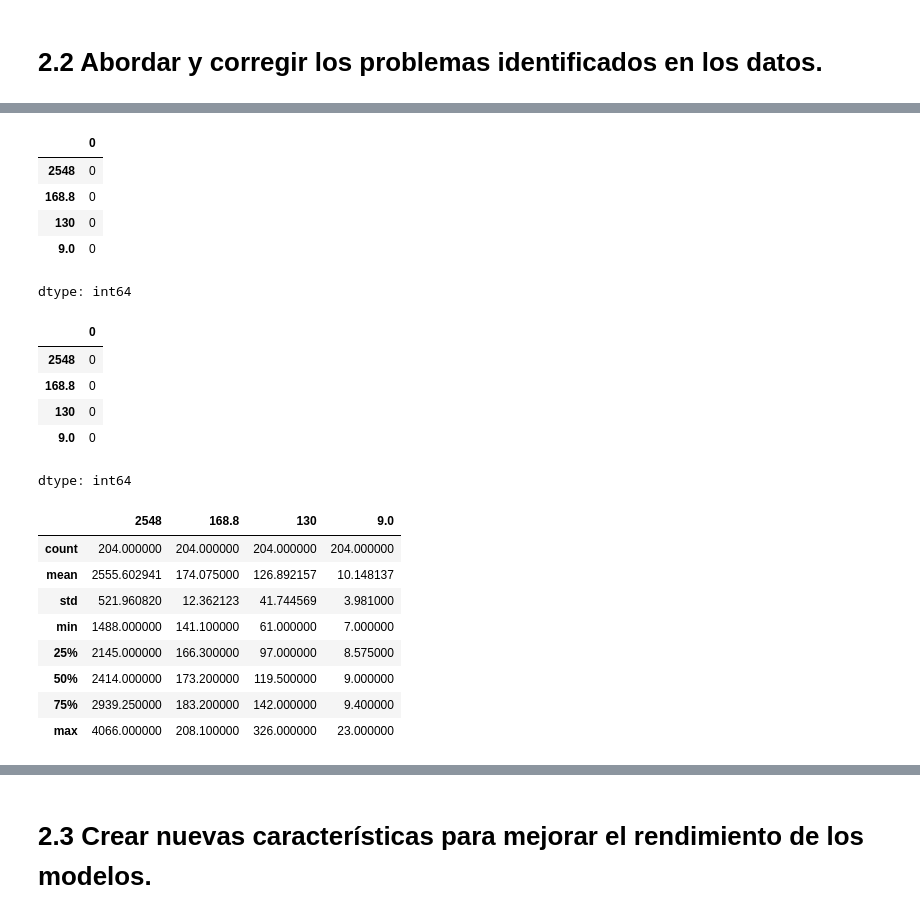
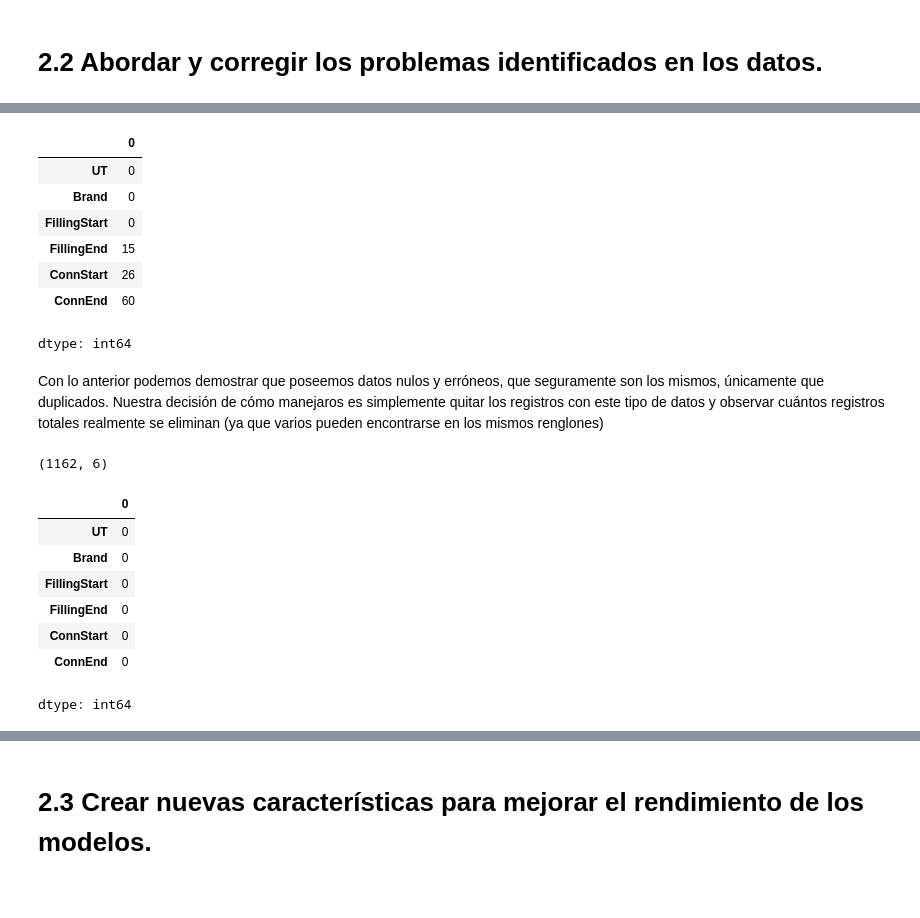
Before and after one commit to A01793469/CO2MassBalance_Equipo6, a Jupyter notebook: Avance2_Equipo6.ipynb, the cells around one changed output, grey strips where cells are left out. Saved outputs shown, nothing was run; the diff lists cells and outputs as text; code cells hidden in the pictures.

Commit message:
Added real data and created final training table

```diff
--- a/Avance2_Equipo6.ipynb
+++ b/Avance2_Equipo6.ipynb
@@ -93,0 +41,13 @@ target_df.head()
+# %%
+# Definimos el folder donde se encuentran los datos y leemos el json con las
+# capacidades de los tanques
+
+data_folder = '/content/drive/MyDrive/PI - CO2 Mass Balance/data'
+tank_capacity_json = 'CO2_UT_VOL_202409271421.json'
+
+tank_capacity_path = os.path.join(data_folder, tank_capacity_json)
+
+with open(tank_capacity_path, 'r') as json_file:
+    tanks_capacities_dict = json.load(json_file)
+
+tanks_capacities_dict
@@ -93,0 +74,9 @@ target_df.head()
+# %%
+# Leemos el dataset de los registros de los tanques, con las fechas e informaación.
+
+registers_name = 'CO2_Connection_202409271420.csv'
+registers_path = os.path.join(data_folder, registers_name)
+
+registers_df = pd.read_csv(registers_path)
+
+registers_df.head()
@@ -96,32 +219,29 @@ target_df.head()
 # %%
-target_df.isnull().sum()
+registers_df.isnull().sum()
 # %% [output]
 |  | 0 |
-| 2548 | 0 |
-| 168.8 | 0 |
-| 130 | 0 |
-| 9.0 | 0 |
+| UT | 0 |
+| Brand | 0 |
+| FillingStart | 0 |
+| FillingEnd | 15 |
+| ConnStart | 26 |
+| ConnEnd | 60 |
 dtype: int64
+# %% [markdown]
+Con lo anterior podemos demostrar que poseemos datos nulos y erróneos, que seguramente son los mismos, únicamente que duplicados. Nuestra decisión de cómo manejaros es simplemente quitar los registros con este tipo de datos y observar cuántos registros totales realmente se eliminan (ya que varios pueden encontrarse en los mismos renglones)
+# %%
+registers_df.dropna(inplace=True)
+registers_df.shape
+# %% [output]
+(1162, 6)
 # %%
-target_df.isna().sum()
+registers_df.isna().sum()
 # %% [output]
 |  | 0 |
-| 2548 | 0 |
-| 168.8 | 0 |
-| 130 | 0 |
-| 9.0 | 0 |
+| UT | 0 |
+| Brand | 0 |
+| FillingStart | 0 |
+| FillingEnd | 0 |
+| ConnStart | 0 |
+| ConnEnd | 0 |
 dtype: int64
-# %%
-# Una vez limpios los datos, podemos realizar descripciones del dataset
-
-target_df.describe()
-# %% [output]
-|  | 2548 | 168.8 | 130 | 9.0 |
-| count | 204.000000 | 204.000000 | 204.000000 | 204.000000 |
-| mean | 2555.602941 | 174.075000 | 126.892157 | 10.148137 |
-| std | 521.960820 | 12.362123 | 41.744569 | 3.981000 |
-| min | 1488.000000 | 141.100000 | 61.000000 | 7.000000 |
-| 25% | 2145.000000 | 166.300000 | 97.000000 | 8.575000 |
-| 50% | 2414.000000 | 173.200000 | 119.500000 | 9.000000 |
-| 75% | 2939.250000 | 183.200000 | 142.000000 | 9.400000 |
-| max | 4066.000000 | 208.100000 | 326.000000 | 23.000000 |
```
Also changed, not shown: parts of 59 cells of this notebook, 3 other files.
